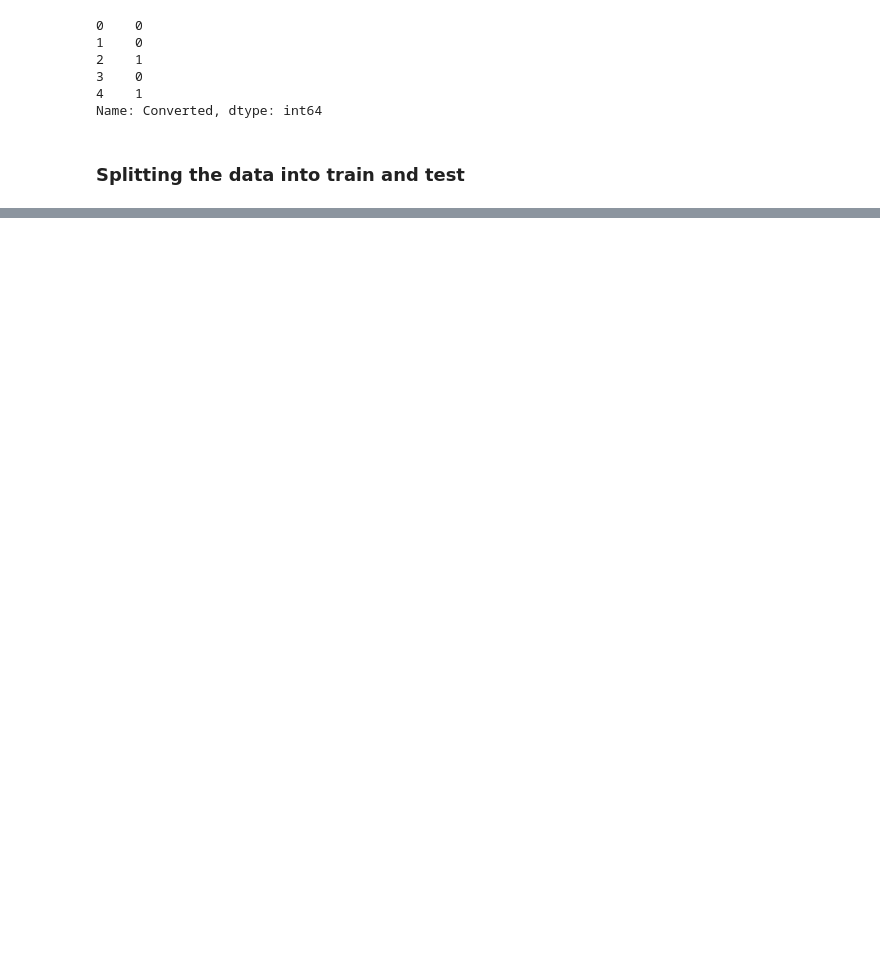
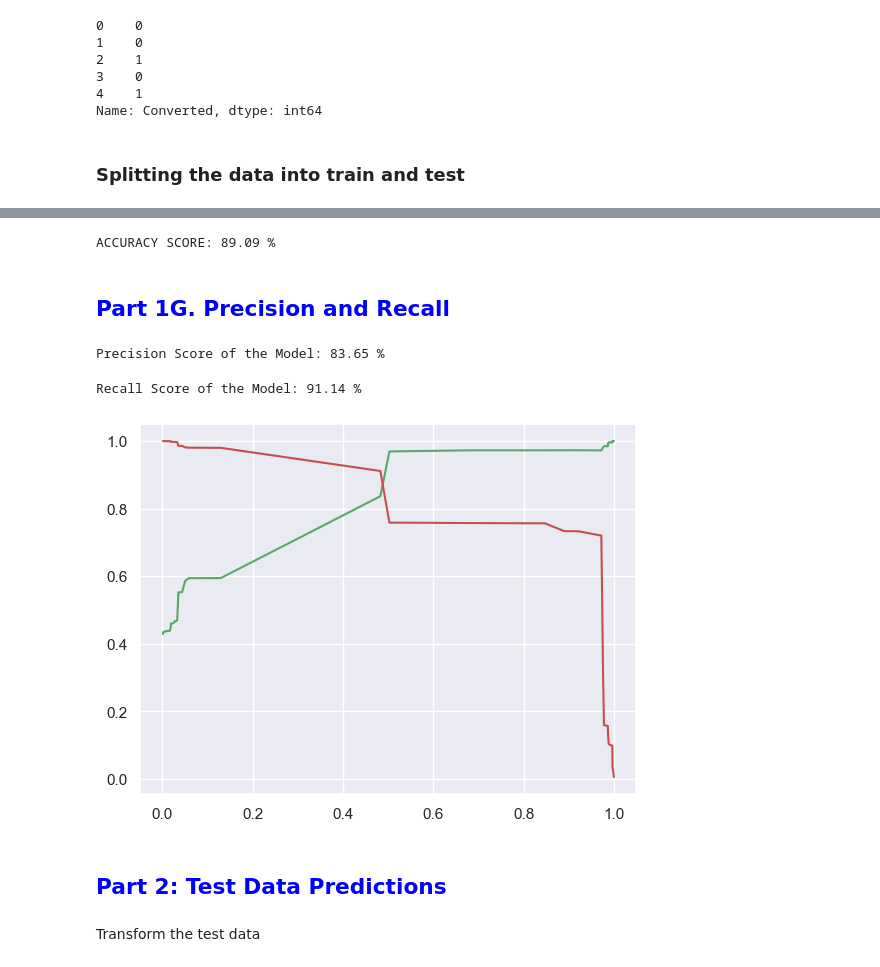
Before and after one commit to srikanth-chitturi/lead-scoring-case-study, a Jupyter notebook: lead_scoring_case_study.ipynb, the cells around one changed output, grey strips where cells are left out. Drawn from its saved outputs; the diff is of its cells as text; code cells hidden in the pictures; blank space fills up the shorter version.

```diff
--- a/lead_scoring_case_study.ipynb
+++ b/lead_scoring_case_study.ipynb
@@ -948,0 +1351,4 @@ X_train.head()
+# %%
+y_train_pred_final['final_predicted'] = y_train_pred_final.Converted_Prob.map( lambda x: 1 if x > 0.4 else 0)
+
+y_train_pred_final.head()
@@ -948,0 +1416,27 @@ X_train.head()
+# %%
+# ACCURACY SCORE
+print("ACCURACY SCORE:",round(100*((TP+TN)/(TP+TN+FP+FN)),2),"%")
+# %% [output]
+ACCURACY SCORE: 89.09 %
+# %% [markdown]
+## <font color = blue> Part 1G. Precision and Recall </font>
+# %%
+print("Precision Score of the Model:",round(100*(precision_score(y_train_pred_final.Converted, y_train_pred_final.final_predicted)),2),"%")
+# %% [output]
+Precision Score of the Model: 83.65 %
+# %%
+print("Recall Score of the Model:",round(100*(recall_score(y_train_pred_final.Converted, y_train_pred_final.final_predicted)),2),"%")
+# %% [output]
+Recall Score of the Model: 91.14 %
+# %%
+p, r, thresholds = precision_recall_curve(y_train_pred_final.Converted, y_train_pred_final.Converted_Prob)
+# %%
+plt.plot(thresholds, p[:-1], "g-")
+plt.plot(thresholds, r[:-1], "r-")
+plt.show()
+# %% [output]
+[figure, added]
+# %% [markdown]
+## <font color = blue> Part 2: Test Data Predictions </font>
+# %% [markdown]
+Transform the test data
```
Also changed, not shown: parts of 90 cells of this notebook.
